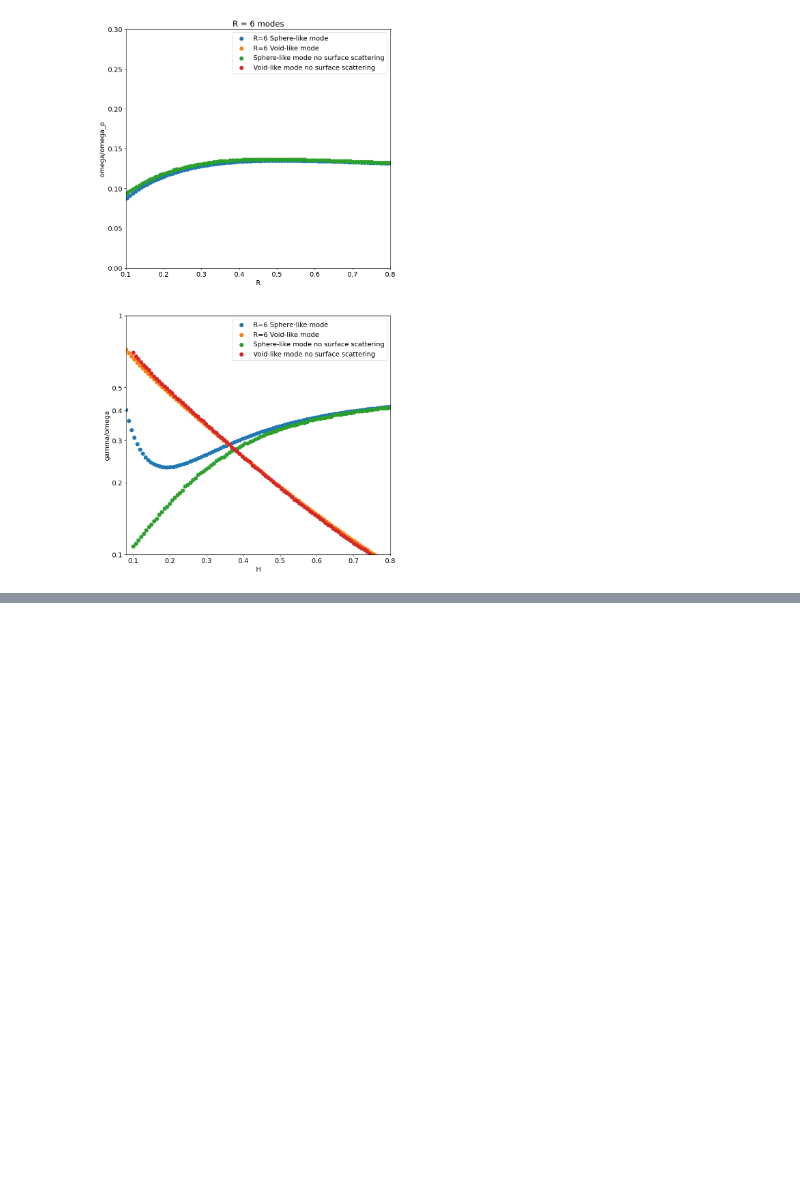
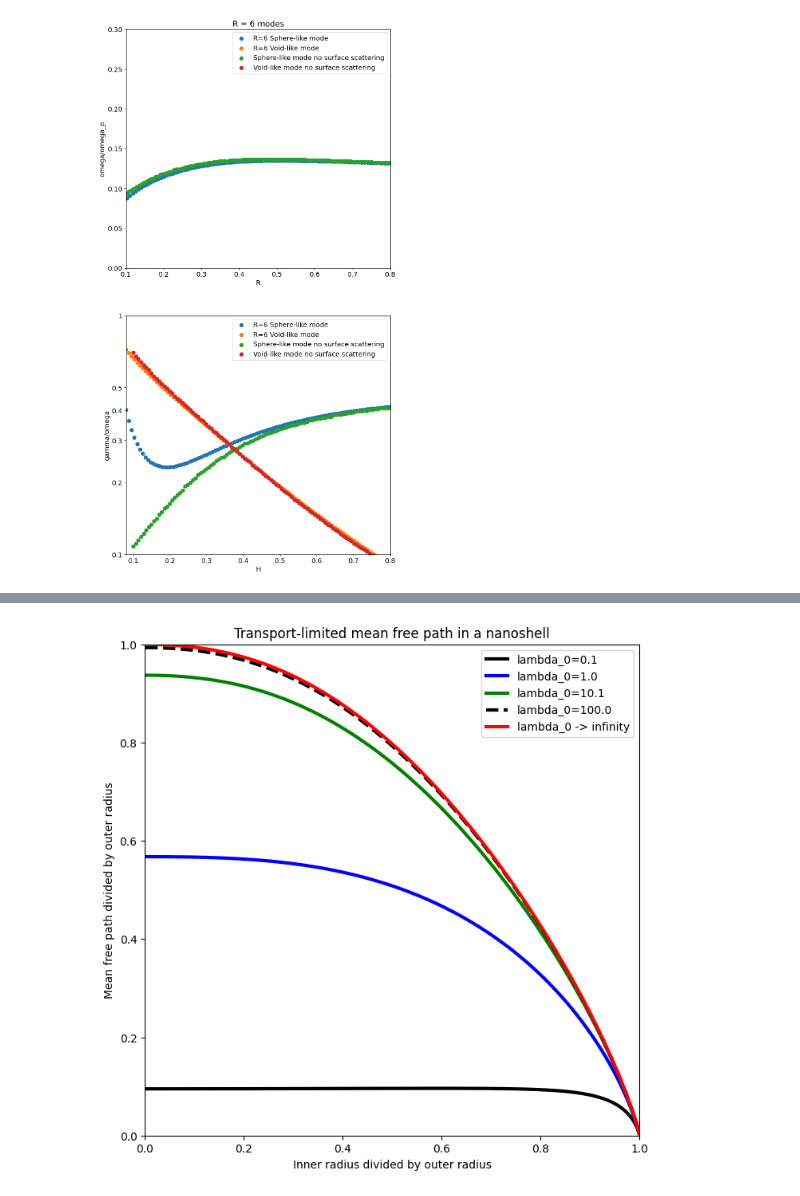
Before and after one commit to AliGhorashiCMT/Coherent-Perfect-Absorption, a Jupyter notebook: spheres/Void Plasmon Surface Scattering.ipynb, the cells around one changed output, grey strips where cells are left out. Saved outputs shown, nothing was run; the diff lists cells and outputs as text; code cells hidden in the pictures; blank space fills up the shorter version.

```diff
--- a/spheres/Void Plasmon Surface Scattering.ipynb
+++ b/spheres/Void Plasmon Surface Scattering.ipynb
@@ -408,0 +448,17 @@ ax1.set_title("R = 6 modes");
+# %%
+N = 999 # Number of ratios of inner radius to outer radius considered
+M = 1000 # Number of bulk mean free paths considered
+
+transport_limited_mean_free_paths = zeros((M, N))
+s_v = linspace(0.001, 0.999, N) # Inner radius divided by inner radius
+lambda_0_v = linspace(0.1, 100, M) # Mean free path in units of the outer radius
+
+for (lambda_0_idx, lambda_0) in enumerate(lambda_0_v):
+    if (lambda_0_idx + 1) % 100 == 0:
+        print("lambda_0: ", lambda_0.round(3))
+    for (s_idx, s) in enumerate(s_v):
+        mean_free_path_outer_1 = quad(lambda x: lambda_0*(1-exp(-(cos(x)-sqrt(s**2-sin(x)**2))/lambda_0))*sin(x), 0, arcsin(s))[0] # Mean free path contribution from outer surface to inner surface
+        mean_free_path_outer_2 = quad(lambda x: lambda_0*(1-exp(-2*cos(x)/lambda_0))*sin(x), arcsin(s), pi/2)[0] # Mean free path contribution from outer surface to inner surface
+        mean_free_path_inner = quad(lambda x: lambda_0*(1-exp(-(-s*cos(x)+sqrt(1-s**2*sin(x)**2))/lambda_0))*sin(x), 0, pi/2)[0] # Mean free path contribution from inner surface to outer surface
+        mean_free_path_nanoshell = ((mean_free_path_outer_1 + mean_free_path_outer_2) + mean_free_path_inner*(s**2))/(1+s**2)
+        transport_limited_mean_free_paths[lambda_0_idx, s_idx] = mean_free_path_nanoshell
@@ -408,0 +476,16 @@ ax1.set_title("R = 6 modes");
+# %%
+fig, ax = plt.subplots(figsize=(8, 8))
+linewidth=3
+plt.plot(s_v, transport_limited_mean_free_paths[0, :], linewidth=linewidth, label=f"lambda_0={lambda_0_v[0]}", color="black")
+plt.plot(s_v, transport_limited_mean_free_paths[9, :], linewidth=linewidth, label=f"lambda_0={lambda_0_v[9]}", color="blue")
+plt.plot(s_v, transport_limited_mean_free_paths[100, :], linewidth=linewidth, label=f"lambda_0={lambda_0_v[100]}", color="green")
+plt.plot(s_v, transport_limited_mean_free_paths[999, :], linewidth=linewidth, linestyle="dashed", label=f"lambda_0={lambda_0_v[999]}", color="black")
+plt.plot(s_v, mean_free_paths_numerical, color="red", label="lambda_0 -> infinity", linewidth=linewidth)
+ax.set_xlim(0, 1)
+ax.set_ylim(0, 1);
+ax.set_ylabel("Mean free path divided by outer radius")
+ax.set_xlabel("Inner radius divided by outer radius");
+ax.set_title("Transport-limited mean free path in a nanoshell")
+ax.legend();
+# %% [output]
+[figure, added]
```
Also changed, not shown: parts of 8 cells of this notebook.
